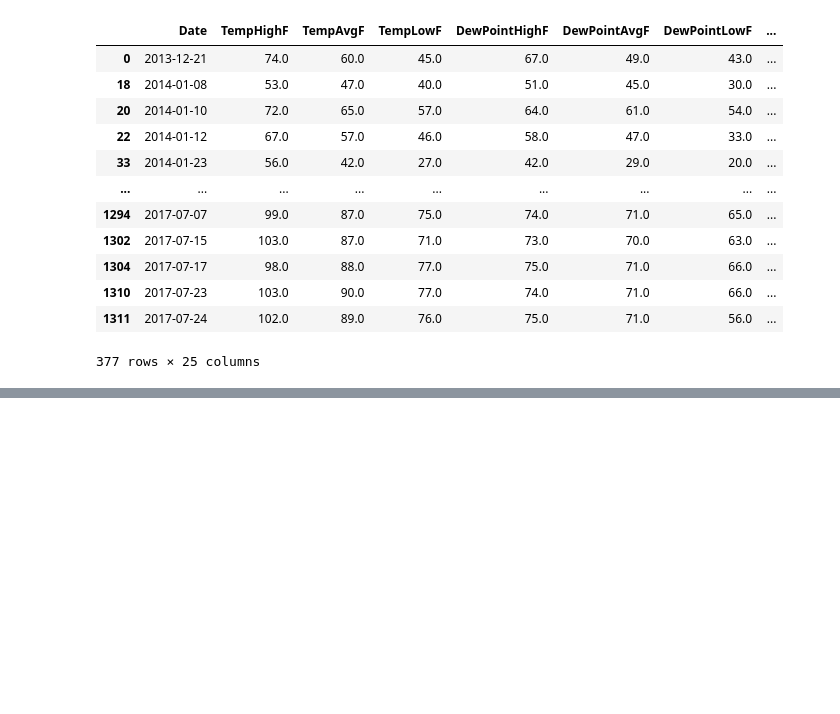
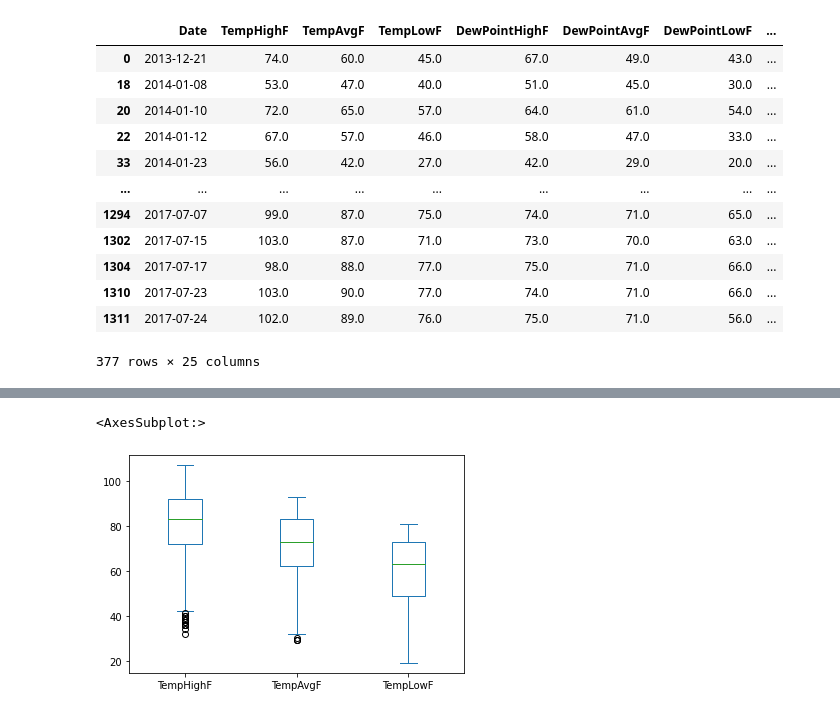
Before and after one commit to IvanciniGT/pythonTrainingDA2, a Jupyter notebook: 10-PandasPractice2.ipynb, the cells around one changed output, grey strips where cells are left out. Saved outputs shown, nothing was run; the diff lists cells and outputs as text; code cells hidden in the pictures; blank space fills up the shorter version.

```diff
--- a/10-PandasPractice2.ipynb
+++ b/10-PandasPractice2.ipynb
@@ -159,0 +173,5 @@ weather[weather['Rain']]
+# %%
+weather.loc[:, "TempHighF":"TempLowF" ].plot.box()
+# %% [output]
+<AxesSubplot:>
+[figure, added]
```
Also changed, not shown: parts of 7 cells of this notebook, 3 other files.
